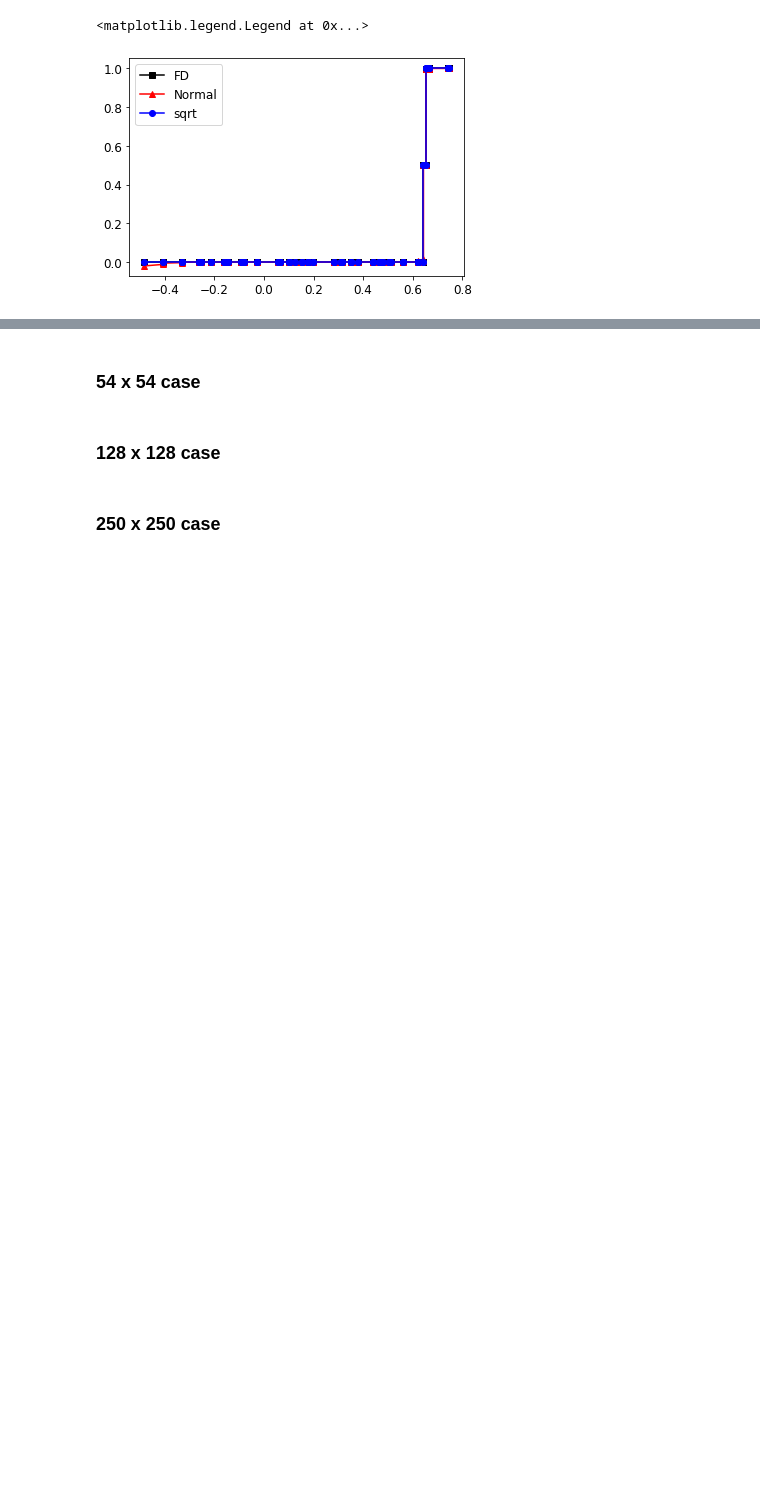
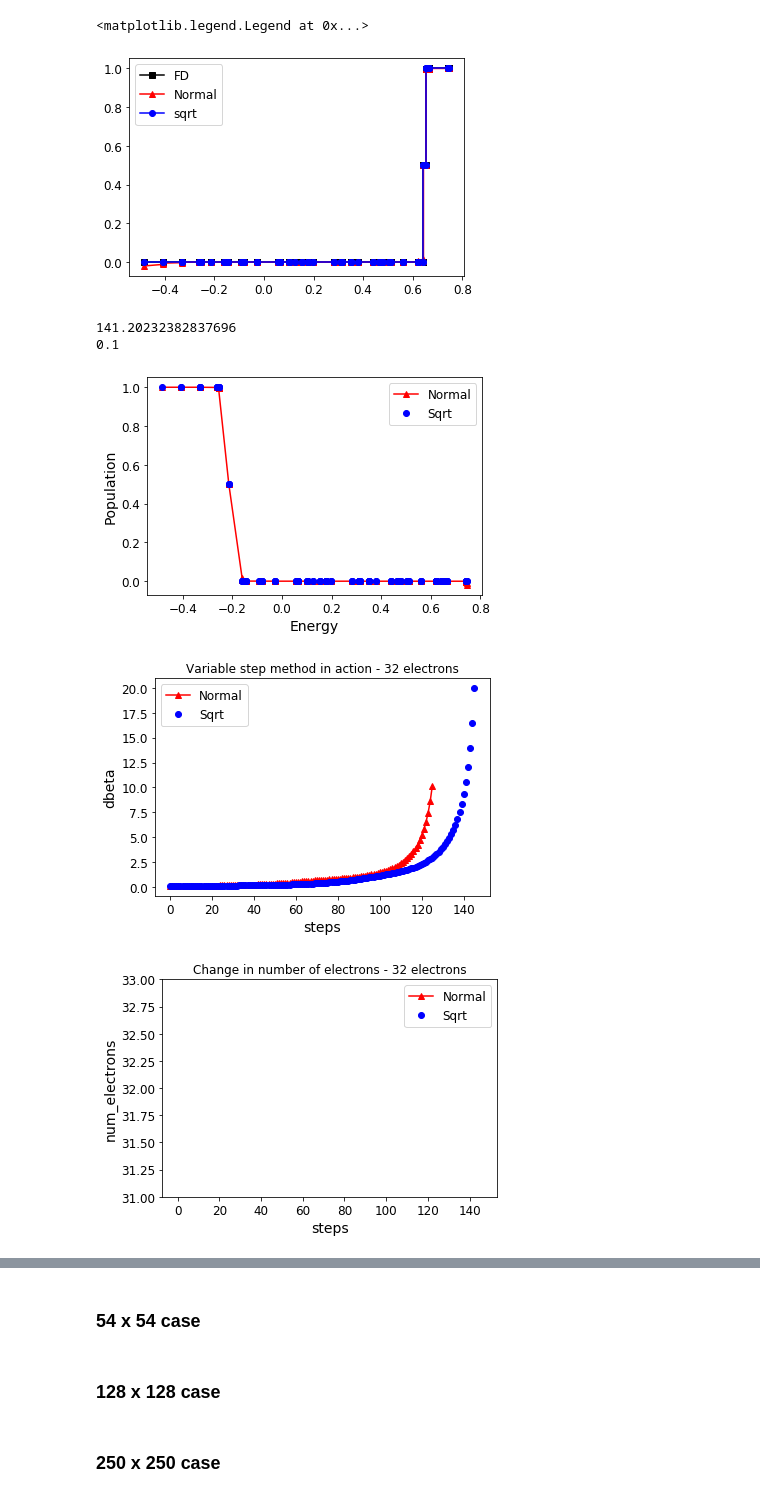
Before and after one commit to jleamer/DMM, a Jupyter notebook: RK4_DMM/larger_matrices_GC.ipynb, the cells around one changed output, grey strips where cells are left out. Cells and saved outputs as stored; diff of their text form; code cells hidden in the pictures; blank space fills up the shorter version.

Commit message:
Removed calculation of specific heat from adaptive_GC.py method and added function for plotting comparisons of the sqrt and normal approaches to larger_matrices_GC.ipynb

```diff
--- a/RK4_DMM/larger_matrices_GC.ipynb
+++ b/RK4_DMM/larger_matrices_GC.ipynb
@@ -278,8 +366,8 @@ mu = (core_spec[index] + core_spec[index - 1]) / 2
 
 dbeta = beta / 10000
 
-sqrt_gc = CAdaptive_GC_RK4_sqrt(ovlp=S_16, H=H_16, mu=mu, dbeta=dbeta, epsilon=1e-2)
-sqrt_gc.propagate(beta)
+sqrt_gc_16 = CAdaptive_GC_RK4_sqrt(ovlp=S_16, H=H_16, mu=mu, dbeta=dbeta, epsilon=1e-2)
+sqrt_gc_16.propagate(beta)
 # %% [output]
 =========================
 =========================
@@ -356,0 +419,8 @@ sqrt_gc.q.shape
+# %%
+plot_results_omega_vs_P(num_electrons, sqrt_gc_16, gc_16)
+# %% [output]
+141.20232382837696
+0.1
+[figure, added]
+[figure, added]
+[figure, added]
```
Also changed, not shown: parts of 8 cells of this notebook, 1 other file.
